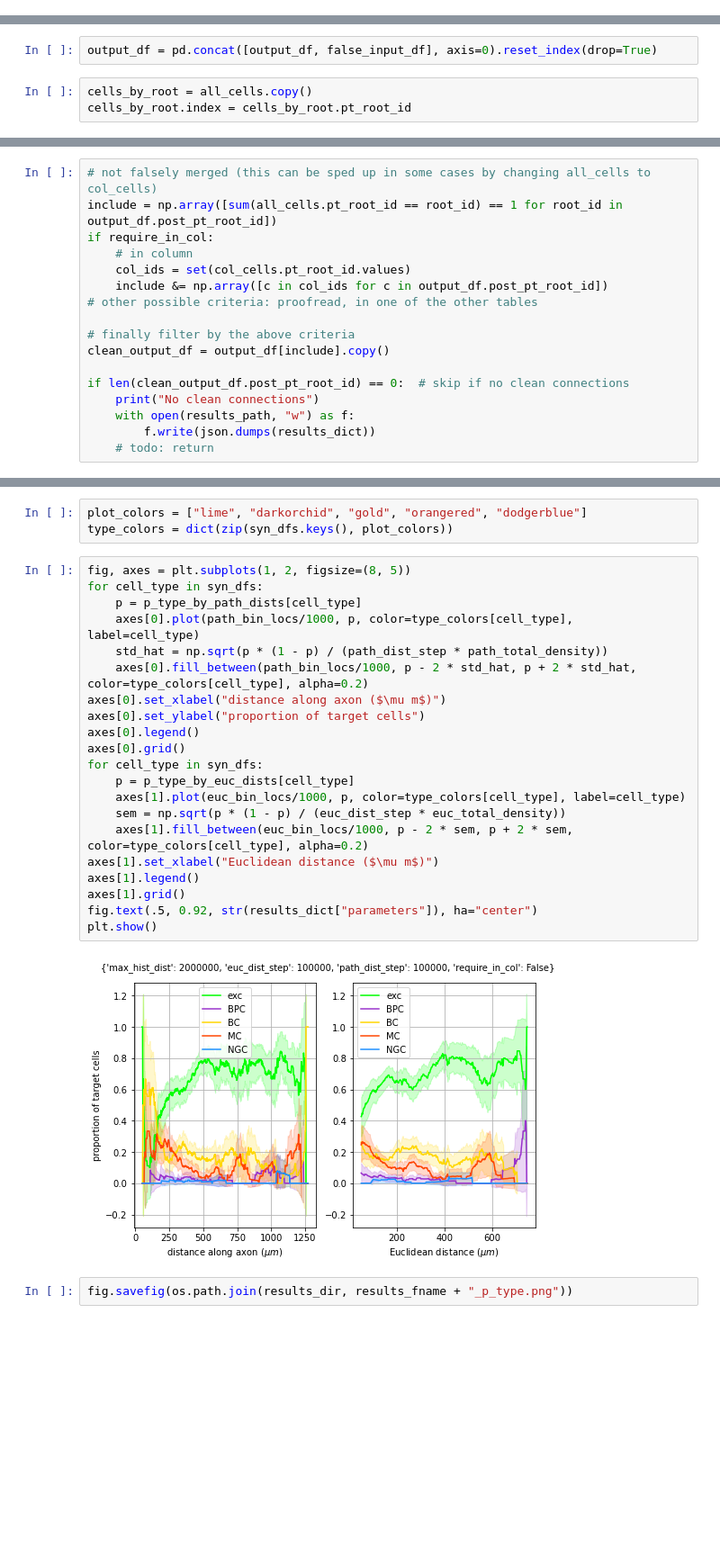
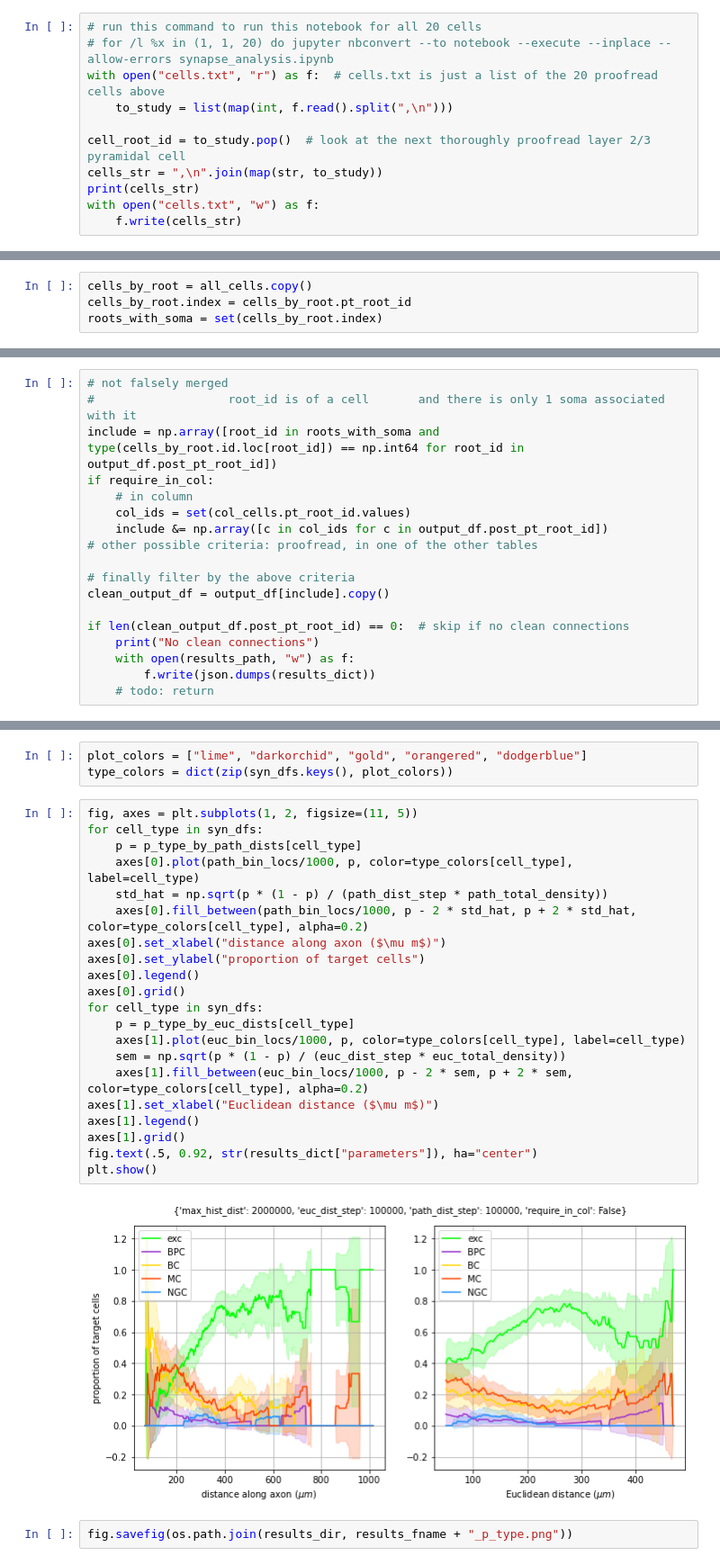
Before and after one commit to AlexTMallen/microns-synapse, a Jupyter notebook: src/synapse_analysis.ipynb, the cells around one changed output, grey strips where cells are left out. Shown at 90% size. Saved outputs shown, nothing was run; the diff lists cells and outputs as text; blank space fills up the shorter version.

```diff
--- a/src/synapse_analysis.ipynb
+++ b/src/synapse_analysis.ipynb
@@ -44,3 +41,14 @@ cell_root_id, to_study
+# %%
+# run this command to run this notebook for all 20 cells
+# for /l %x in (1, 1, 20) do jupyter nbconvert --to notebook --execute --inplace --allow-errors synapse_analysis.ipynb
+with open("cells.txt", "r") as f:  # cells.txt is just a list of the 20 proofread cells above
+    to_study = list(map(int, f.read().split(",\n")))
+
+cell_root_id = to_study.pop()  # look at the next thoroughly proofread layer 2/3 pyramidal cell
+cells_str = ",\n".join(map(str, to_study))
+print(cells_str)
+with open("cells.txt", "w") as f:
+    f.write(cells_str)
 # %%
 cell_data = client.materialize.query_table('allen_soma_coarse_cell_class_model_v1', filter_equal_dict={'pt_root_id': cell_root_id})
 if len(cell_data) != 1 or cell_data.cell_type.iloc[0] != "23P":  # just to double check
@@ -135,13 +123,13 @@ false_input_df.head()
-# %%
-output_df = pd.concat([output_df, false_input_df], axis=0).reset_index(drop=True)
 # %%
 cells_by_root = all_cells.copy()
 cells_by_root.index = cells_by_root.pt_root_id
+roots_with_soma = set(cells_by_root.index)
 # %% [markdown]
 ## Clean the data further
 # %%
-# not falsely merged (this can be sped up in some cases by changing all_cells to col_cells)
-include = np.array([sum(all_cells.pt_root_id == root_id) == 1 for root_id in output_df.post_pt_root_id])
+# not falsely merged
+#                   root_id is of a cell       and there is only 1 soma associated with it
+include = np.array([root_id in roots_with_soma and type(cells_by_root.id.loc[root_id]) == np.int64 for root_id in output_df.post_pt_root_id])
 if require_in_col:
     # in column
     col_ids = set(col_cells.pt_root_id.values)
@@ -310,28 +298,28 @@ with open(results_path, "w") as f:
 plot_colors = ["lime", "darkorchid", "gold", "orangered", "dodgerblue"]
 type_colors = dict(zip(syn_dfs.keys(), plot_colors))
 # %%
-fig, axes = plt.subplots(1, 2, figsize=(8, 5))
+fig, axes = plt.subplots(1, 2, figsize=(11, 5))
 for cell_type in syn_dfs:
     p = p_type_by_path_dists[cell_type]
     axes[0].plot(path_bin_locs/1000, p, color=type_colors[cell_type], label=cell_type)
     std_hat = np.sqrt(p * (1 - p) / (path_dist_step * path_total_density))
     axes[0].fill_between(path_bin_locs/1000, p - 2 * std_hat, p + 2 * std_hat, color=type_colors[cell_type], alpha=0.2)
 axes[0].set_xlabel("distance along axon ($\mu m$)")
 axes[0].set_ylabel("proportion of target cells")
 axes[0].legend()
 axes[0].grid()
 for cell_type in syn_dfs:
     p = p_type_by_euc_dists[cell_type]
     axes[1].plot(euc_bin_locs/1000, p, color=type_colors[cell_type], label=cell_type)
     sem = np.sqrt(p * (1 - p) / (euc_dist_step * euc_total_density))
     axes[1].fill_between(euc_bin_locs/1000, p - 2 * sem, p + 2 * sem, color=type_colors[cell_type], alpha=0.2)
 axes[1].set_xlabel("Euclidean distance ($\mu m$)")
 axes[1].legend()
 axes[1].grid()
 fig.text(.5, 0.92, str(results_dict["parameters"]), ha="center")
 plt.show()
 # %% [output]
-[figure, old version]
+[figure, new version]
 # %%
 fig.savefig(os.path.join(results_dir, results_fname + "_p_type.png"))
 # %%
```
Also changed, not shown: parts of 14 cells of this notebook, 2 other files.
